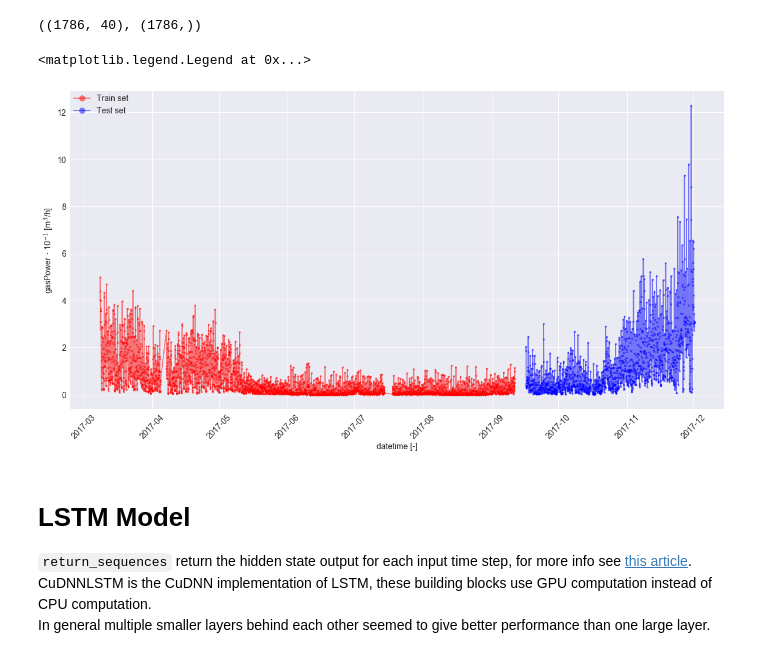
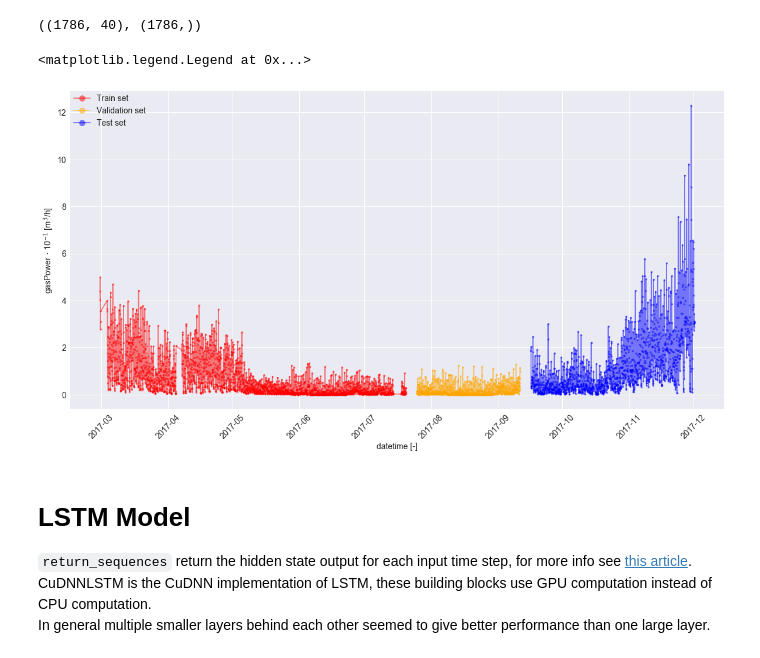
Before and after one commit to deKeijzer/Multivariate-time-series-models-in-Keras, a Jupyter notebook: notebooks/4.1 LSTM.ipynb, the cells around one changed output. Saved outputs shown, nothing was run; the diff lists cells and outputs as text; code cells hidden in the pictures.

```diff
--- a/notebooks/4.1 LSTM.ipynb
+++ b/notebooks/4.1 LSTM.ipynb
@@ -114,6 +112,19 @@ output_dim = 1
 train_size = 0.7
 
 X_train, y_train, X_test, y_test = df_to_cnn_rnn_format(df=data, train_size=train_size, look_back=look_back, target_column='gasPower', scale_X=True)
+
+val_size= 0.2 # The validation size of the train set
+
+# Split train & test
+split_index_val = int(data.shape[0]*(train_size-val_size)) # the index at which to split df into train and test
+split_index_test = int(data.shape[0]*train_size) # the index at which to split df into train and test
+
+
+X_val = X_train[split_index_val:] # TODO: only fit scaler on the train data
+X_train = X_train[:split_index_val]
+
+y_val = y_train[split_index_val:]
+y_train = y_train[:split_index_val]
 # %% [markdown]
 Taking a look of the train shape.
 There are (number of samples, rows, columns)
@@ -153,10 +164,9 @@ So in the plots below there might be a 120 hour datetime difference with the act
 """
 Get the X_train and X_test datetime values
 """
-split_index = int(data.shape[0]*train_size)
-
-X_train_values = data[:split_index] # get the datetime values of X_train
-X_test_values = data[split_index:] # get the datetime values of X_train
+X_train_values = data[:split_index_val] # get the datetime values of X_train
+X_val_values = data[split_index_val:split_index_test]
+X_test_values = data[split_index_test:]
 # %%
 X_train_values.shape, y_train.shape
 # %% [output]
@@ -172,30 +186,32 @@ datetime_difference = len(X_train_values) - len(y_train)
 X_train_values = X_train_values[datetime_difference:] # Correct for datetime difference, this is a dirty way of doing it
 X_train_values.shape, y_train.shape
 
+datetime_difference = len(X_val_values) - len(y_val)
+X_val_values = X_val_values[datetime_difference:] # Correct for datetime difference, this is a dirty way of doing it
+X_val_values.shape, y_val.shape
+
 datetime_difference = len(X_test_values) - len(y_test)
 X_test_values = X_test_values[datetime_difference:] # Correct for datetime difference, this is a dirty way of doing it
 X_test_values.shape, y_test.shape
 # %% [output]
 ((1786, 40), (1786,))
 # %%
-"""
-Create the plot
-"""
 plt.figure(figsize=(20,10))
 
 plt.plot(X_train_values.index, y_train, '.-', color='red', label='Train set', alpha=0.5)
+plt.plot(X_val_values.index, y_val, '.-', color='orange', label='Validation set', alpha=0.5)
 plt.plot(X_test_values.index, y_test, '.-', color='blue', label='Test set', alpha=0.5)
 
 plt.ylabel(r'gasPower $\cdot$ 10$^{-%s}$ [m$^3$/h]' % magnitude, fontsize=14)
 plt.xlabel('datetime [-]', fontsize=14) #TODO: set x values as actual dates
 
 plt.xticks(fontsize=14, rotation=45)
 plt.yticks(fontsize=14)
 
 plt.legend(loc='upper left', borderaxespad=0, frameon=False, fontsize=14, markerscale=3)
 # %% [output]
 <matplotlib.legend.Legend at 0x...>
-[figure, old version]
+[figure, new version]
 # %% [markdown]
 # LSTM Model
 `return_sequences` return the hidden state output for each input time step, for more info see [this article](https://machinelearningmastery.com/return-sequences-and-return-states-for-lstms-in-keras/).
```
Also changed, not shown: parts of 8 cells of this notebook, 3 other files.
